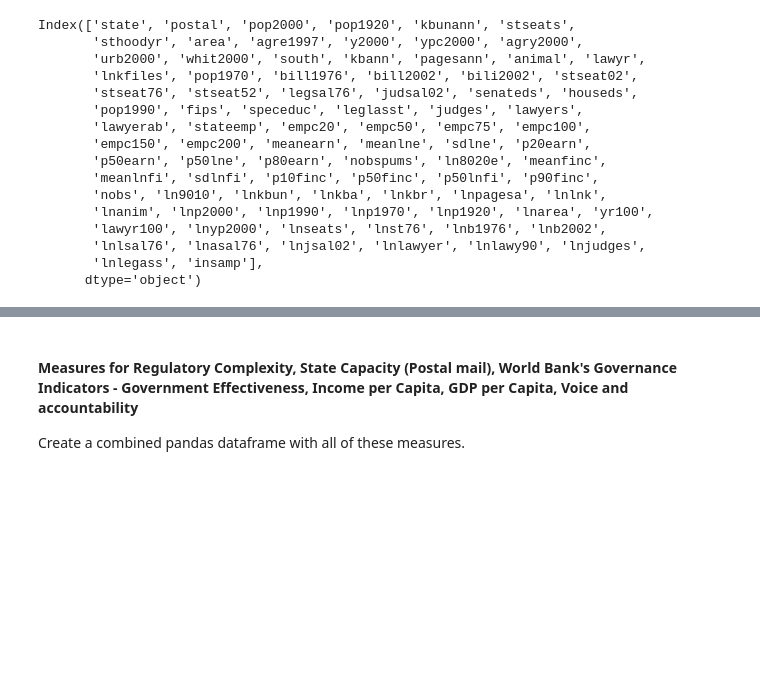
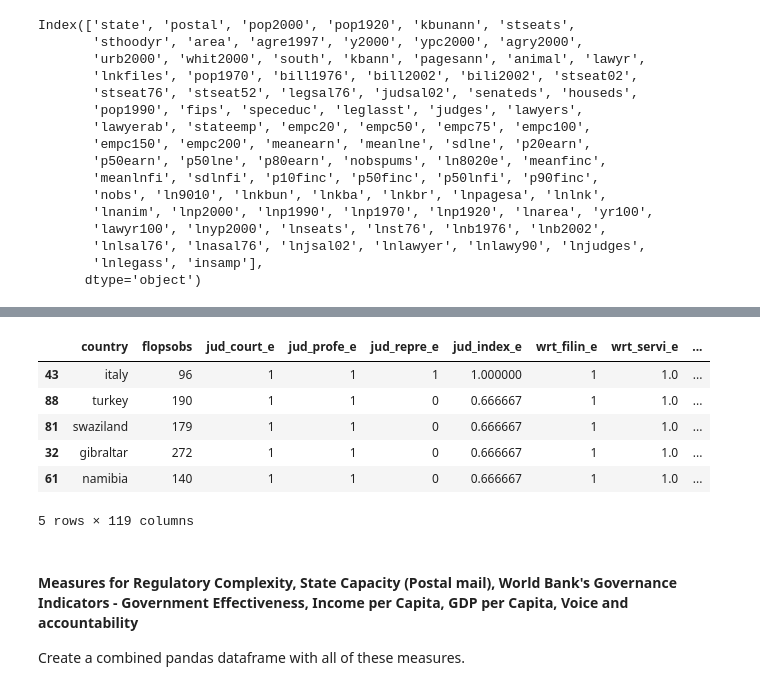
Before and after one commit to kevalshah90/Economic_Research, a Jupyter notebook: State_Capacity/stateCapacity.ipynb, the cells around one changed output, grey strips where cells are left out. Drawn from its saved outputs; the diff is of its cells as text; code cells hidden in the pictures; blank space fills up the shorter version.

```diff
--- a/State_Capacity/stateCapacity.ipynb
+++ b/State_Capacity/stateCapacity.ipynb
@@ -74,3 +84,26 @@ df_courts.sample(5)
+# %%
+# Country to lowercase
+
+df_courts['country'] = df_courts['country'].str.lower()
+
+df_country['Country'] = df_country['Country'].str.lower()
+
+df_courts_v1 = pd.merge(df_courts,
+                        df_country[['Country','Code3']],
+                        left_on = 'country',
+                        right_on = 'Country')
+
+df_courts_v1 = df_courts_v1.drop('Country', 1)
+
+df_courts_v1.sample(5)
+# %% [output]
+|  | country | flopsobs | jud_court_e | jud_profe_e | jud_repre_e | jud_index_e | wrt_filin_e | wrt_servi_e | ... |
+| 43 | italy | 96 | 1 | 1 | 1 | 1.000000 | 1 | 1.0 | ... |
+| 88 | turkey | 190 | 1 | 1 | 0 | 0.666667 | 1 | 1.0 | ... |
+| 81 | swaziland | 179 | 1 | 1 | 0 | 0.666667 | 1 | 1.0 | ... |
+| 32 | gibraltar | 272 | 1 | 1 | 0 | 0.666667 | 1 | 1.0 | ... |
+| 61 | namibia | 140 | 1 | 1 | 0 | 0.666667 | 1 | 1.0 | ... |
+5 rows × 119 columns
 # %% [markdown]
 #### Measures for Regulatory Complexity, State Capacity (Postal mail), World Bank's Governance Indicators - Government Effectiveness, Income per Capita, GDP per Capita, Voice and accountability
 
```
Also changed, not shown: parts of 12 cells of this notebook, 9 other files.
